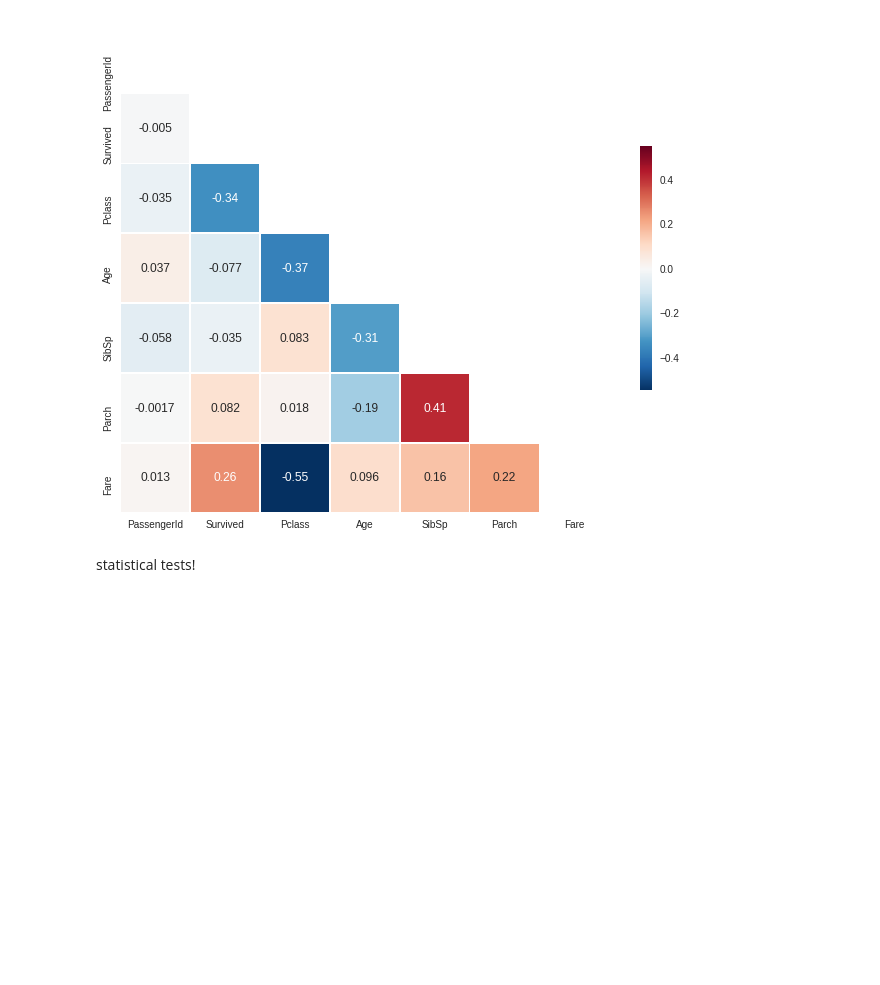
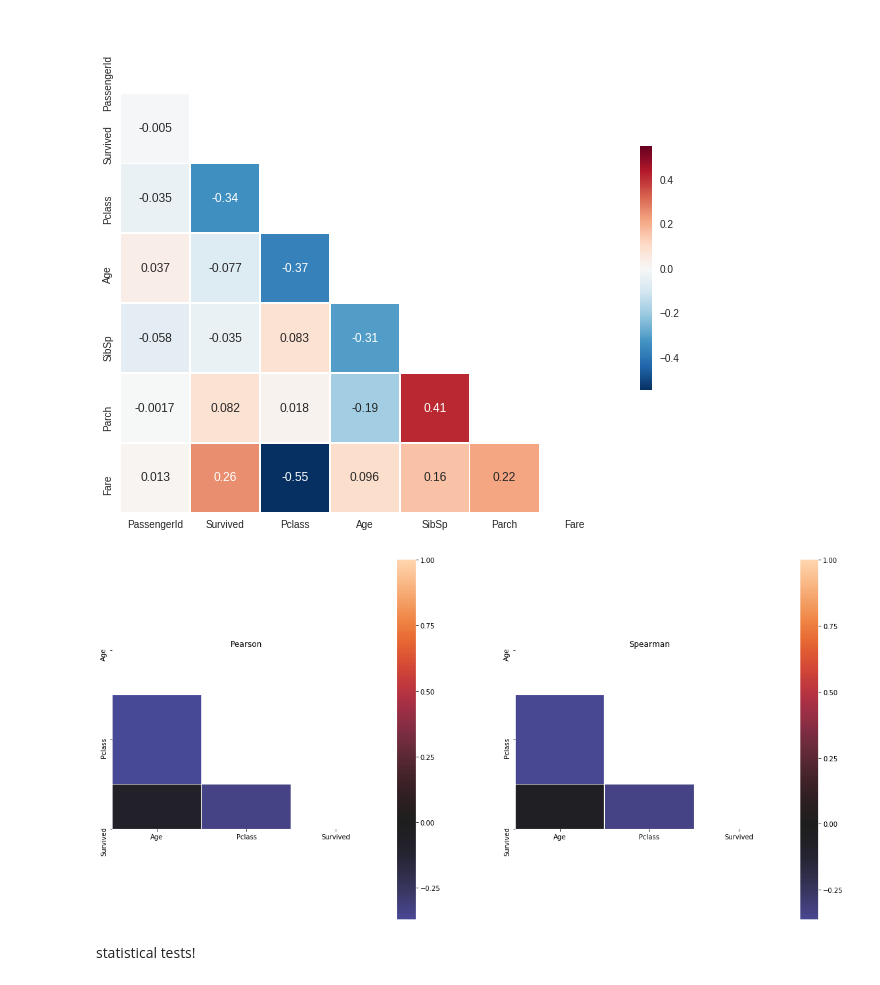
Before and after one commit to tanyani/ds-cheatsheets, a Jupyter notebook: EDA.ipynb, the cells around one changed output. Drawn from its saved outputs; the diff is of its cells as text; code cells hidden in the pictures; blank space fills up the shorter version.

```diff
--- a/EDA.ipynb
+++ b/EDA.ipynb
@@ -73,5 +95,28 @@ sns.heatmap(corr, mask=mask, vmax=.3, center=0,
 # %% [output]
 <matplotlib.axes._subplots.AxesSubplot at 0x...>
 [figure]
+# %%
+def plotCorr(df):
+    corr_pearson = df.corr()
+    corr_spearman = df.corr(method='spearman')
+    # Generate a mask for the upper right triangle of the square - one half is enough to convey the correlation
+    ## between the predictors
+    mask = np.zeros_like(corr_pearson, dtype=np.bool)
+    mask[np.triu_indices_from(mask)] = True
+
+    # Generate the correlation plot
+    fig = plt.figure(figsize=(20, 10))
+    ax = fig.add_subplot(1, 2, 1)
+    ax.set_title('Pearson')
+    sns.heatmap(corr_pearson, mask=mask, center=0, square=True, linewidths=.5, ax=ax)
+    ax = fig.add_subplot(1, 2, 2)
+    ax.set_title('Spearman')
+    sns.heatmap(corr_spearman, mask=mask, center=0, square=True, linewidths=.5, ax=ax)
+
+    plt.show()
+
+plotCorr(df)
+# %% [output]
+[figure, added]
 # %% [markdown]
 statistical tests!
```
Also changed, not shown: parts of 4 cells of this notebook.
